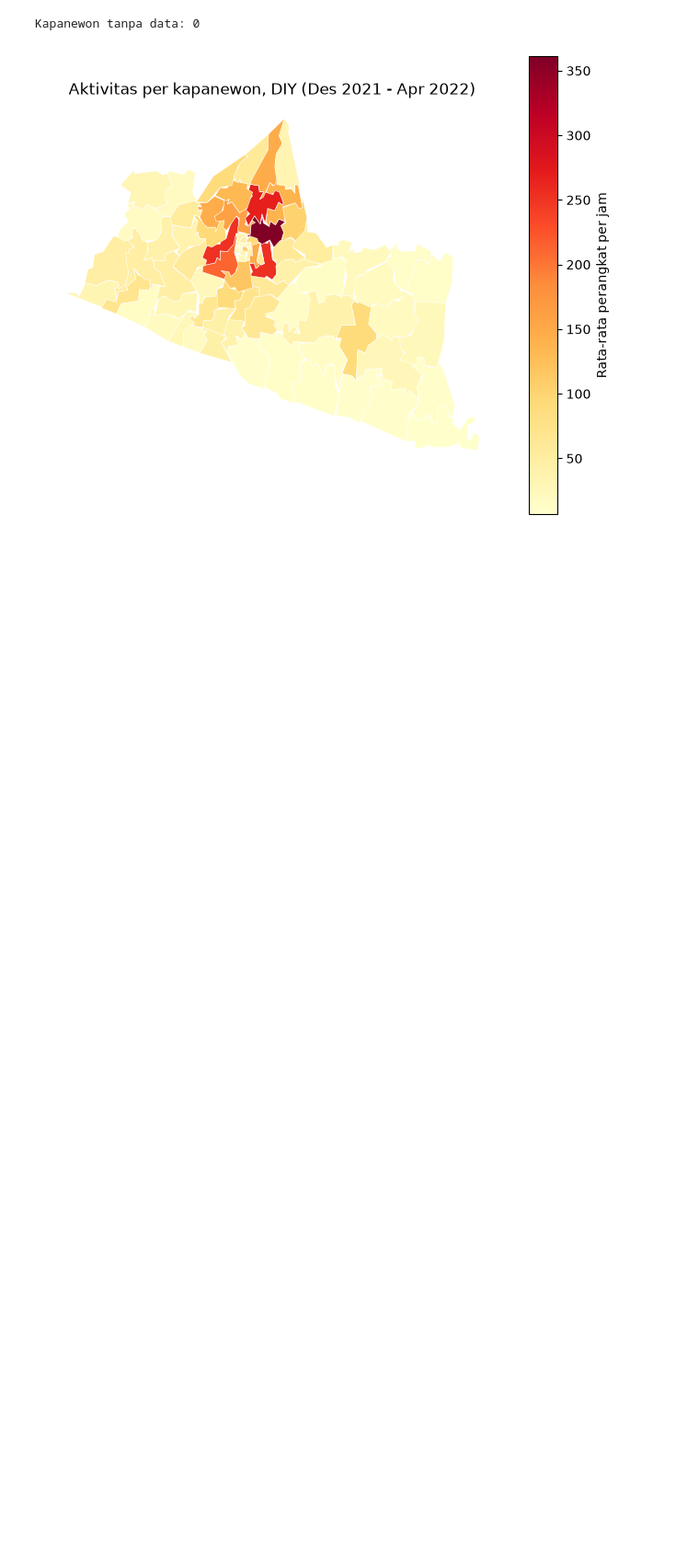
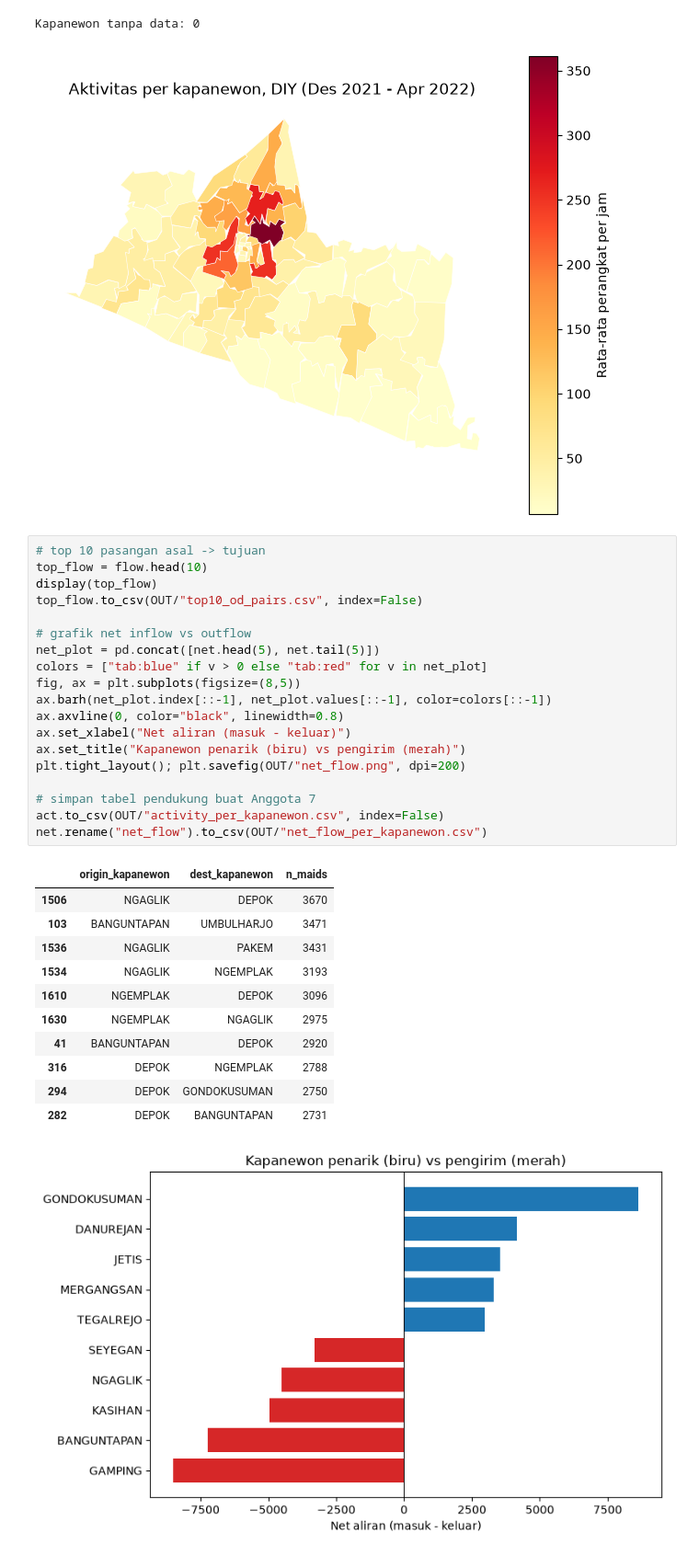
Before and after one commit to larasatirida/JogjaPulse, a Jupyter notebook: notebooks/06_spatial_analytics.ipynb, the cells around one changed output. Shown at 92% size. Cells and saved outputs as stored; diff of their text form; blank space fills up the shorter version.

```diff
--- a/notebooks/06_spatial_analytics.ipynb
+++ b/notebooks/06_spatial_analytics.ipynb
@@ -138,3 +138,35 @@ plt.savefig(OUT/"choropleth_kapanewon.png", dpi=200, bbox_inches="tight")
 # %% [output]
 Kapanewon tanpa data: 0
 [figure]
+# %%
+# top 10 pasangan asal -> tujuan
+top_flow = flow.head(10)
+display(top_flow)
+top_flow.to_csv(OUT/"top10_od_pairs.csv", index=False)
+
+# grafik net inflow vs outflow
+net_plot = pd.concat([net.head(5), net.tail(5)])
+colors = ["tab:blue" if v > 0 else "tab:red" for v in net_plot]
+fig, ax = plt.subplots(figsize=(8,5))
+ax.barh(net_plot.index[::-1], net_plot.values[::-1], color=colors[::-1])
+ax.axvline(0, color="black", linewidth=0.8)
+ax.set_xlabel("Net aliran (masuk - keluar)")
+ax.set_title("Kapanewon penarik (biru) vs pengirim (merah)")
+plt.tight_layout(); plt.savefig(OUT/"net_flow.png", dpi=200)
+
+# simpan tabel pendukung buat Anggota 7
+act.to_csv(OUT/"activity_per_kapanewon.csv", index=False)
+net.rename("net_flow").to_csv(OUT/"net_flow_per_kapanewon.csv")
+# %% [output]
+|  | origin_kapanewon | dest_kapanewon | n_maids |
+| 1506 | NGAGLIK | DEPOK | 3670 |
+| 103 | BANGUNTAPAN | UMBULHARJO | 3471 |
+| 1536 | NGAGLIK | PAKEM | 3431 |
+| 1534 | NGAGLIK | NGEMPLAK | 3193 |
+| 1610 | NGEMPLAK | DEPOK | 3096 |
+| 1630 | NGEMPLAK | NGAGLIK | 2975 |
+| 41 | BANGUNTAPAN | DEPOK | 2920 |
+| 316 | DEPOK | NGEMPLAK | 2788 |
+| 294 | DEPOK | GONDOKUSUMAN | 2750 |
+| 282 | DEPOK | BANGUNTAPAN | 2731 |
+[figure, added]
```
Also changed, not shown: parts of 1 cell of this notebook, 4 other files.
